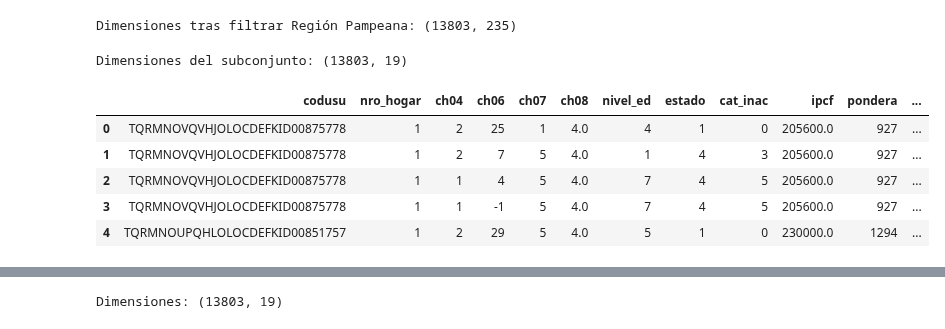
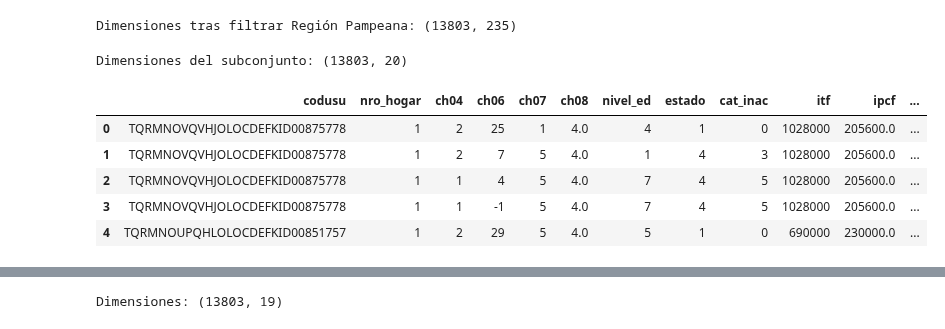
Before and after one commit to DavidPT0902/Grupo_5_UBA_2025, a Jupyter notebook: EPH_Parte1_2005.ipynb, the cells around one changed output, grey strips where cells are left out. Saved outputs shown, nothing was run; the diff lists cells and outputs as text; code cells hidden in the pictures.

```diff
--- a/EPH_Parte1_2005.ipynb
+++ b/EPH_Parte1_2005.ipynb
@@ -341,26 +331,26 @@ Dimensiones tras filtrar Región Pampeana: (13803, 235)
 # %%
 # ------------------------------------------------------------
 # Seleccionar variables de interés en base EPH 2025
 # ------------------------------------------------------------
 vars_interes = [
     'codusu', 'nro_hogar', 'ch04', 'ch06', 'ch07', 'ch08',
-    'nivel_ed', 'estado', 'cat_inac', 'ipcf',
+    'nivel_ed', 'estado', 'cat_inac', "itf",'ipcf',
     'pondera', 'pondih', 'cat_ocup', 'pp03d', 'pp3e_tot',
     'pp3f_tot', 'pp04a', 'pp04c', 'pp10a'
 ]
 
 eph25 = base_2025[vars_interes].copy()
 
 print("Dimensiones del subconjunto:", eph25.shape)
 eph25.head()
 # %% [output]
-Dimensiones del subconjunto: (13803, 19)
+Dimensiones del subconjunto: (13803, 20)
-|  | codusu | nro_hogar | ch04 | ch06 | ch07 | ch08 | nivel_ed | estado | cat_inac | ipcf | pondera | ... |
-| 0 | TQRMNOVQVHJOLOCDEFKID00875778 | 1 | 2 | 25 | 1 | 4.0 | 4 | 1 | 0 | 205600.0 | 927 | ... |
-| 1 | TQRMNOVQVHJOLOCDEFKID00875778 | 1 | 2 | 7 | 5 | 4.0 | 1 | 4 | 3 | 205600.0 | 927 | ... |
-| 2 | TQRMNOVQVHJOLOCDEFKID00875778 | 1 | 1 | 4 | 5 | 4.0 | 7 | 4 | 5 | 205600.0 | 927 | ... |
-| 3 | TQRMNOVQVHJOLOCDEFKID00875778 | 1 | 1 | -1 | 5 | 4.0 | 7 | 4 | 5 | 205600.0 | 927 | ... |
-| 4 | TQRMNOUPQHLOLOCDEFKID00851757 | 1 | 2 | 29 | 5 | 4.0 | 5 | 1 | 0 | 230000.0 | 1294 | ... |
+|  | codusu | nro_hogar | ch04 | ch06 | ch07 | ch08 | nivel_ed | estado | cat_inac | itf | ipcf | ... |
+| 0 | TQRMNOVQVHJOLOCDEFKID00875778 | 1 | 2 | 25 | 1 | 4.0 | 4 | 1 | 0 | 1028000 | 205600.0 | ... |
+| 1 | TQRMNOVQVHJOLOCDEFKID00875778 | 1 | 2 | 7 | 5 | 4.0 | 1 | 4 | 3 | 1028000 | 205600.0 | ... |
+| 2 | TQRMNOVQVHJOLOCDEFKID00875778 | 1 | 1 | 4 | 5 | 4.0 | 7 | 4 | 5 | 1028000 | 205600.0 | ... |
+| 3 | TQRMNOVQVHJOLOCDEFKID00875778 | 1 | 1 | -1 | 5 | 4.0 | 7 | 4 | 5 | 1028000 | 205600.0 | ... |
+| 4 | TQRMNOUPQHLOLOCDEFKID00851757 | 1 | 2 | 29 | 5 | 4.0 | 5 | 1 | 0 | 690000 | 230000.0 | ... |
 # %%
 list(eph25.columns)
 # %% [output]
```
Also changed, not shown: parts of 24 cells of this notebook, 2 other files.
